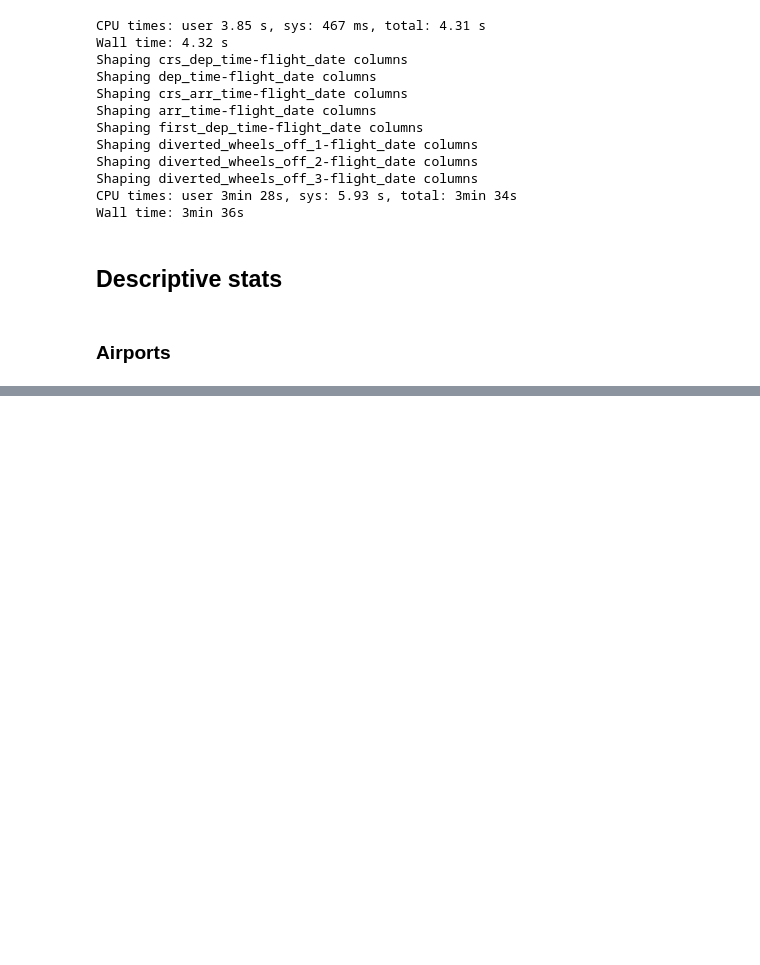
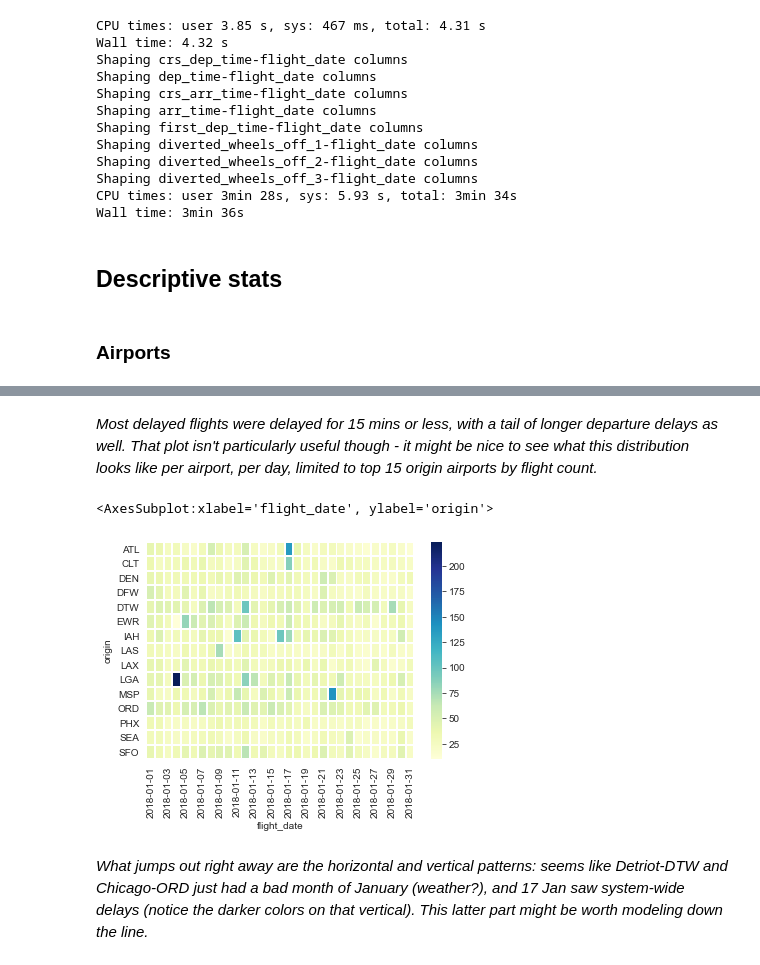
Before and after one commit to snakonechny/flight-delays, a Jupyter notebook: notebooks/0-exploratory-poking.ipynb, the cells around one changed output, grey strips where cells are left out. Drawn from its saved outputs; the diff is of its cells as text; code cells hidden in the pictures; blank space fills up the shorter version.

```diff
--- a/notebooks/0-exploratory-poking.ipynb
+++ b/notebooks/0-exploratory-poking.ipynb
@@ -96,0 +101,17 @@ len(departure_delay_stats)
+# %% [markdown]
+_Most delayed flights were delayed for 15 mins or less, with a tail of longer departure delays as well. That plot isn't particularly useful though - it might be nice to see what this distribution looks like per airport, per day, limited to top 15 origin airports by flight count._
+# %%
+late_departures_only_busiest_15 = late_departures_only[late_departures_only.origin.isin(fifteen_busiest_airports)]
+heatmap_date_airport = late_departures_only_busiest_15.groupby(by=[late_departures_only_busiest_15['flight_date'].dt.date, late_departures_only_busiest_15['origin']])['dep_delay'].mean().reset_index()
+heatmap_date_airport.flight_date = heatmap_date_airport.flight_date.astype(str)
+
+heatmap_date_airport = heatmap_date_airport.pivot('origin', 'flight_date', 'dep_delay')
+
+# and the visualization now
+delays_heatmap = sns.heatmap(heatmap_date_airport, cmap='YlGnBu', linewidths=.8)
+delays_heatmap
+# %% [output]
+<AxesSubplot:xlabel='flight_date', ylabel='origin'>
+[figure, added]
+# %% [markdown]
+_What jumps out right away are the horizontal and vertical patterns: seems like Detriot-DTW and Chicago-ORD just had a bad month of January (weather?), and 17 Jan saw system-wide delays (notice the darker colors on that vertical). This latter part might be worth modeling down the line._
```
Also changed, not shown: parts of 9 cells of this notebook.
